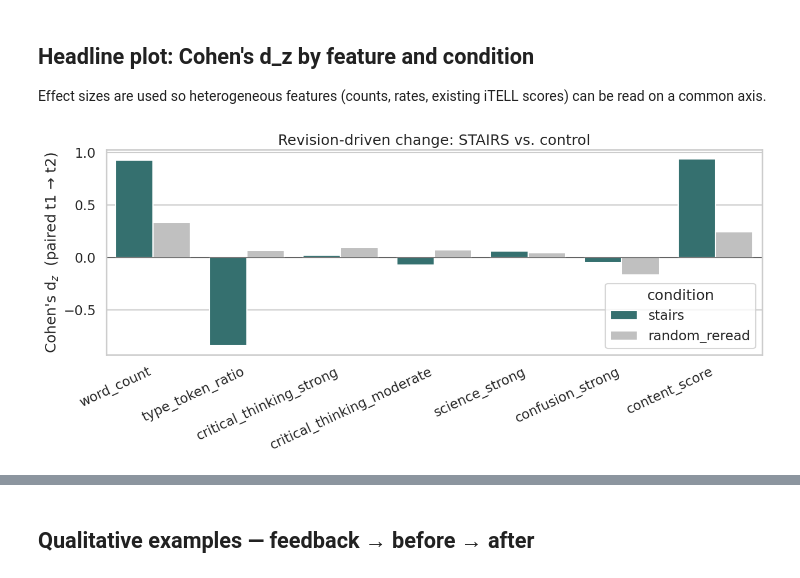
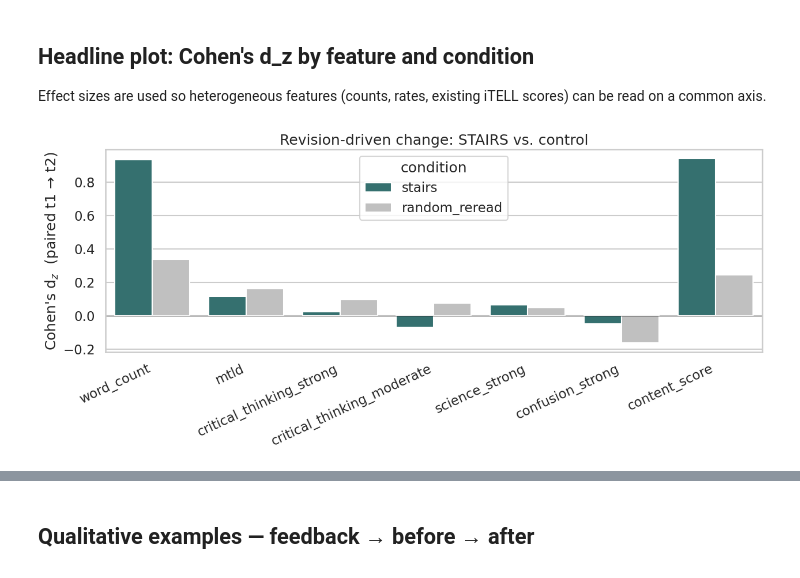
Before and after one commit to learlab/itell-critical-thinking-analysis, a Jupyter notebook: src/03_stats_and_plots.ipynb, the cells around one changed output, grey strips where cells are left out. Cells and saved outputs as stored; diff of their text form; code cells hidden in the pictures.

Commit message:
MTLD

```diff
--- a/src/03_stats_and_plots.ipynb
+++ b/src/03_stats_and_plots.ipynb
@@ -178,28 +178,28 @@ skip similarity_score Singular matrix
 
 Effect sizes are used so heterogeneous features (counts, rates, existing iTELL scores) can be read on a common axis.
 # %%
-HEADLINE = ['word_count','type_token_ratio',
+HEADLINE = ['word_count','mtld',
             'critical_thinking_strong','critical_thinking_moderate',
             'science_strong','confusion_strong','content_score']
 
 plot_df = (paired_stats[paired_stats['feature'].isin(HEADLINE)]
            .assign(feature=lambda d: pd.Categorical(d['feature'], categories=HEADLINE, ordered=True))
            .sort_values(['feature','condition']))
 
 fig, ax = plt.subplots(figsize=(13, 6))
 sns.barplot(plot_df, x='feature', y='cohens_dz', hue='condition', ax=ax,
             palette={'stairs':'#2b7a78','random_reread':'#c0c0c0'},
             hue_order=['stairs','random_reread'])
 ax.axhline(0, color='k', lw=0.8)
 ax.set_ylabel("Cohen's d$_z$  (paired t1 → t2)")
 ax.set_xlabel('')
 ax.set_title('Revision-driven change: STAIRS vs. control')
 plt.xticks(rotation=25, ha='right')
 plt.tight_layout()
 plt.savefig(os.path.join(FIG_DIR, 'headline_effect_sizes.png'), dpi=180)
 plt.show()
 # %% [output]
-[figure, old version]
+[figure, new version]
 # %%
 # Effect-size heatmap across all features
 piv = paired_stats.pivot(index='feature', columns='condition', values='cohens_dz')
```
Also changed, not shown: parts of 4 cells of this notebook, 6 other files.
